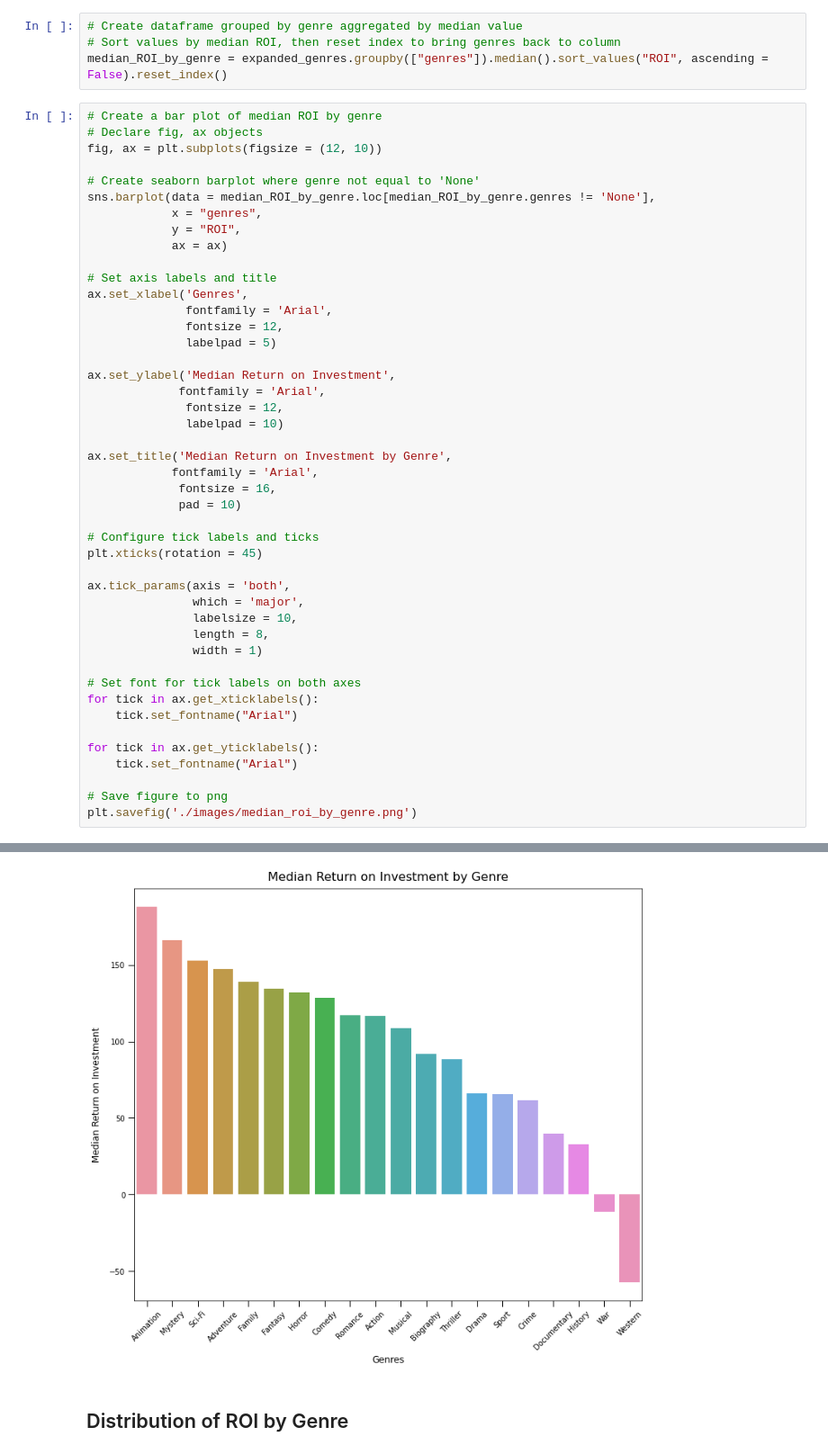
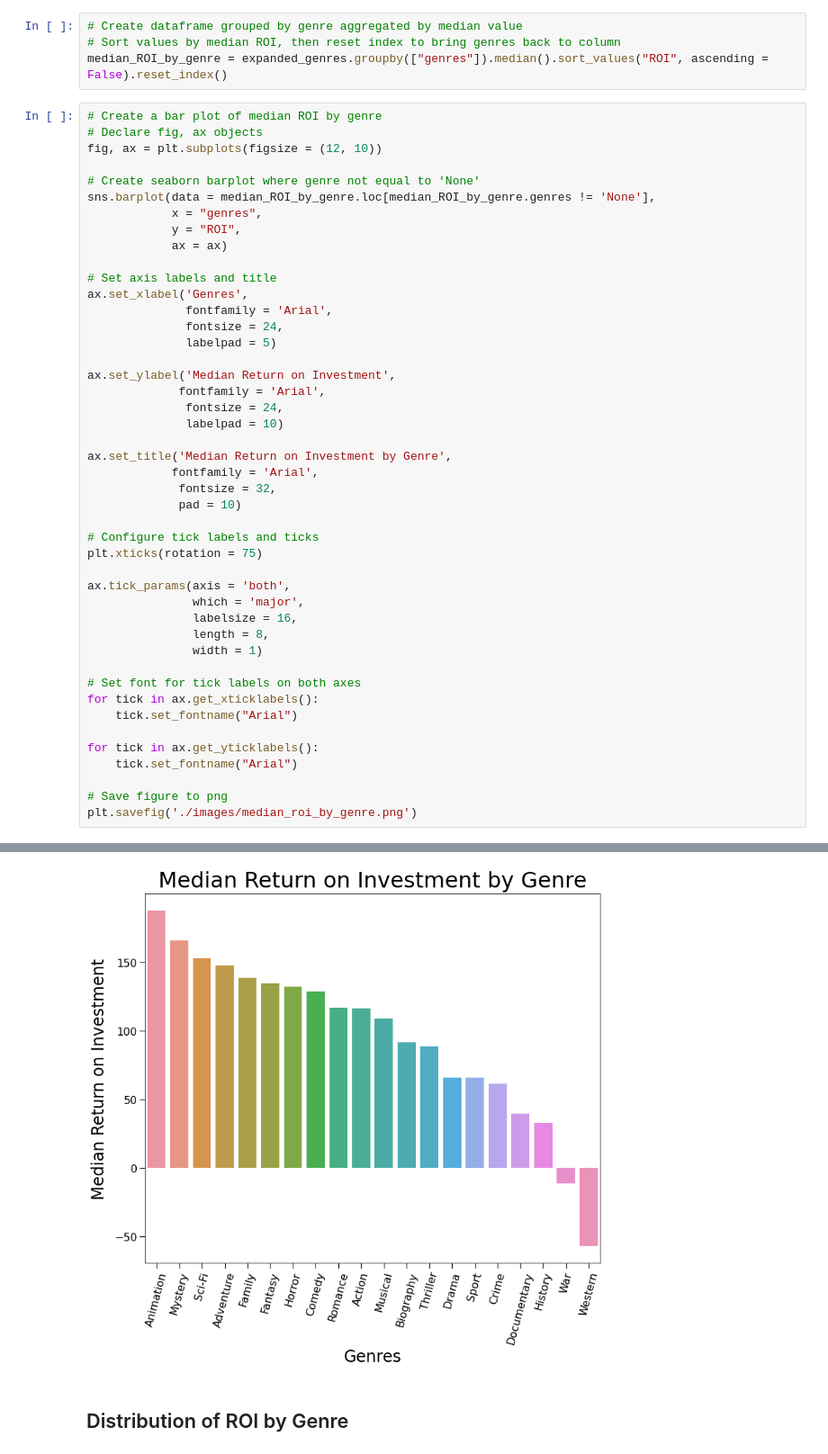
Before and after one commit to JoshuaGottlieb/Microsoft-Movie-Recommendation, a Jupyter notebook: Visualization.ipynb, the cells around one changed output, grey strips where cells are left out. Shown at 90% size. Saved outputs shown, nothing was run; the diff lists cells and outputs as text.

Commit message:
Increased font sizes for all visualizations.

```diff
--- a/Visualization.ipynb
+++ b/Visualization.ipynb
@@ -36,42 +36,42 @@ sns.barplot(data = median_ROI_by_genre.loc[median_ROI_by_genre.genres != 'None']
 # Set axis labels and title
 ax.set_xlabel('Genres',
               fontfamily = 'Arial',
-              fontsize = 12,
+              fontsize = 24,
               labelpad = 5)
 
 ax.set_ylabel('Median Return on Investment',
              fontfamily = 'Arial',
-              fontsize = 12,
+              fontsize = 24,
               labelpad = 10)
 
 ax.set_title('Median Return on Investment by Genre',
             fontfamily = 'Arial',
-             fontsize = 16,
+             fontsize = 32,
              pad = 10)
 
 # Configure tick labels and ticks
-plt.xticks(rotation = 45)
+plt.xticks(rotation = 75)
 
 ax.tick_params(axis = 'both',
                which = 'major',
-               labelsize = 10,
+               labelsize = 16,
                length = 8,
                width = 1)
 
 # Set font for tick labels on both axes
 for tick in ax.get_xticklabels():
     tick.set_fontname("Arial")
 
 for tick in ax.get_yticklabels():
     tick.set_fontname("Arial")
 
 # Save figure to png
 plt.savefig('./images/median_roi_by_genre.png')
 # %% [output]
 findfont: Font family ['Arial'] not found. Falling back to DejaVu Sans.
 findfont: Font family ['Arial'] not found. Falling back to DejaVu Sans.
 findfont: Font family ['Arial'] not found. Falling back to DejaVu Sans.
-[figure, old version]
+[figure, new version]
 # %% [markdown]
 ## Distribution of ROI by Genre
 # %%
```
Also changed, not shown: parts of 5 cells of this notebook, 6 other files.
